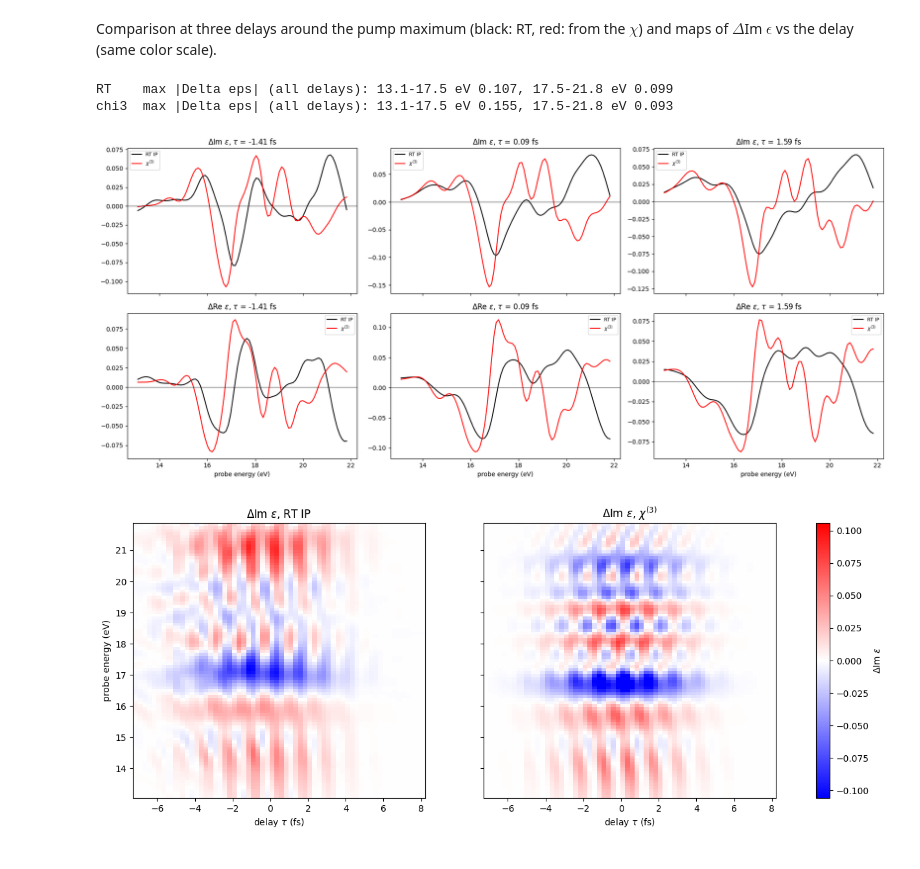
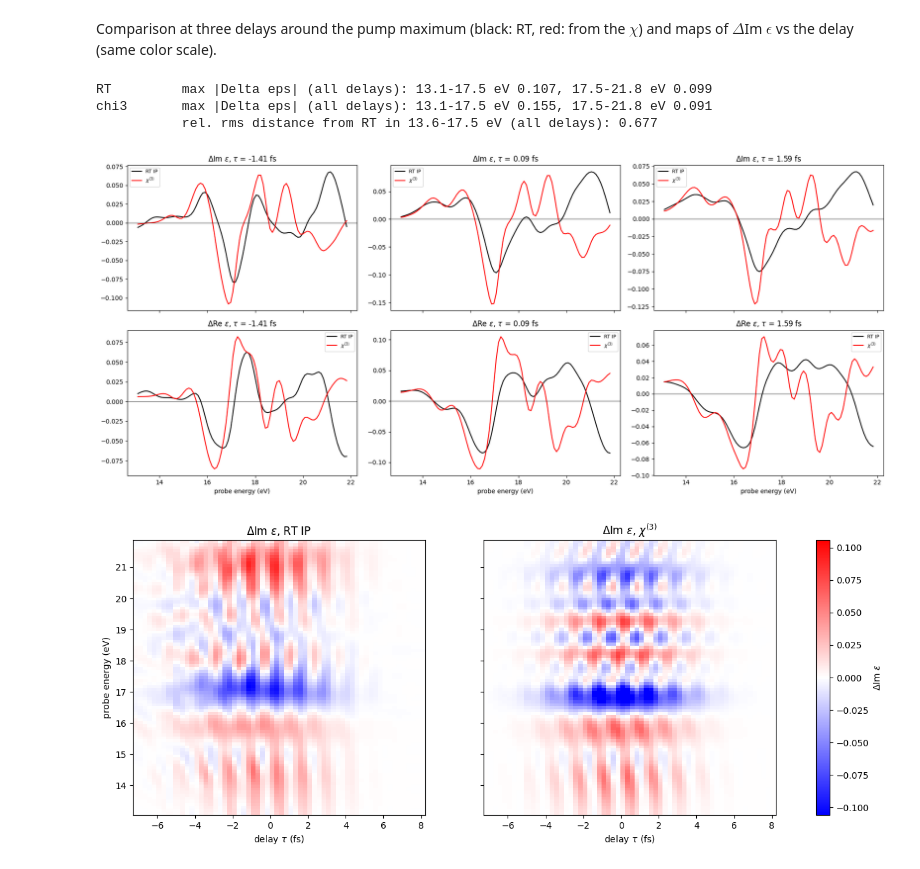
Before and after one commit to marcodalessandro76/LiF, a Jupyter notebook: NL_Chi/Dchi-neq_Analysis.ipynb, the cells around one changed output. Drawn from its saved outputs; the diff is of its cells as text; code cells hidden in the pictures.

```diff
--- a/NL_Chi/Dchi-neq_Analysis.ipynb
+++ b/NL_Chi/Dchi-neq_Analysis.ipynb
@@ -310,7 +384,7 @@ pump_rt = rt_ip['pump']
 E0P_rt = EP*np.sqrt(pump_rt['intensity']/1e6)
 w, dchi = dchi_neq(freqs,chi_freqmix,chi1_sin,EP,rt_ip['tau'],E0P_rt,sigma=pump_rt['sigma'],
                    wP=omega_P*Const.HaToeV,wP_phase=pump_rt['freq'])
-deps_chi = 4*np.pi*dchi
+deps_chi = 4*np.pi*invint_correction(w,dchi)   # INVINT correction at the frequency of the spectrum
 deps_rt = np.array([np.interp(w,rt_ip['energy'],d.real)+1j*np.interp(w,rt_ip['energy'],d.imag)
                     for d in rt_ip['eps']-rt_ip['eps'][0]])
 print('omega %.3f-%.3f eV (%d points), E0P of the RT pump %.3e au (%.0f times the yambo_nl one)'%(w[0],w[-1],len(w),E0P_rt,E0P_rt/EP))
@@ -322,34 +396,39 @@ vs the delay (same color scale).
 # %%
 taus_cmp = [-1.4,0.1,1.6]
 fig,axes = plt.subplots(2,len(taus_cmp),figsize=(18,8),sharex=True)
 for k,t in enumerate(taus_cmp):
     i = np.argmin(np.abs(rt_ip['tau']-t))
     for row,(part,lab) in enumerate([(np.imag,'Im'),(np.real,'Re')]):
         ax = axes[row,k]
         ax.plot(w,part(deps_rt[i]),'k',label='RT IP')
         ax.plot(w,part(deps_chi[i]),'r',label=r'$\chi^{(3)}$')
         ax.axhline(0,color='k',lw=0.5)
         ax.set_title(r'$\Delta$%s $\epsilon$, $\tau$ = %.2f fs'%(lab,rt_ip['tau'][i]))
         ax.legend(fontsize=8)
 for ax in axes[-1]: ax.set_xlabel('probe energy (eV)')
 plt.tight_layout()
 
 it = np.arange(1,len(rt_ip['tau']))
 vmax = np.abs(deps_rt[it].imag).max()
 fig,axes = plt.subplots(1,2,figsize=(16,5.5),sharey=True)
 for ax,d,lab in zip(axes,[deps_rt,deps_chi],['RT IP',r'$\chi^{(3)}$']):
     pc = ax.pcolormesh(rt_ip['tau'][it],w,d[it].imag.T,cmap='bwr',norm=TwoSlopeNorm(0,-vmax,vmax),shading='nearest')
     ax.set_title(r'$\Delta$Im $\epsilon$, %s'%lab)
     ax.set_xlabel(r'delay $\tau$ (fs)')
 axes[0].set_ylabel('probe energy (eV)')
 fig.colorbar(pc,ax=axes,label=r'$\Delta$Im $\epsilon$')
 
 m = w < 17.5
+sel = (w >= 13.6) & (w <= 17.5)
 for lab,d in [('RT',deps_rt),('chi3',deps_chi)]:
-    print('%-5s max |Delta eps| (all delays): 13.1-17.5 eV %.3f, 17.5-21.8 eV %.3f'%(lab,np.abs(d[it][:,m]).max(),np.abs(d[it][:,~m]).max()))
+    print('%-10s max |Delta eps| (all delays): 13.1-17.5 eV %.3f, 17.5-21.8 eV %.3f'%(lab,np.abs(d[it][:,m]).max(),np.abs(d[it][:,~m]).max()))
+    if lab != 'RT':
+        print('%-10s rel. rms distance from RT in 13.6-17.5 eV (all delays): %.3f'%('',
+              np.linalg.norm(d[it][:,sel]-deps_rt[it][:,sel])/np.linalg.norm(deps_rt[it][:,sel])))
 # %% [output]
-RT    max |Delta eps| (all delays): 13.1-17.5 eV 0.107, 17.5-21.8 eV 0.099
-chi3  max |Delta eps| (all delays): 13.1-17.5 eV 0.155, 17.5-21.8 eV 0.093
+RT         max |Delta eps| (all delays): 13.1-17.5 eV 0.107, 17.5-21.8 eV 0.099
+chi3       max |Delta eps| (all delays): 13.1-17.5 eV 0.155, 17.5-21.8 eV 0.091
+           rel. rms distance from RT in 13.6-17.5 eV (all delays): 0.677
-[figure, old version]
+[figure, new version]
-[figure, old version]
+[figure, new version]
 # %% [markdown]
```
Also changed, not shown: parts of 4 cells of this notebook, 2 other files.
